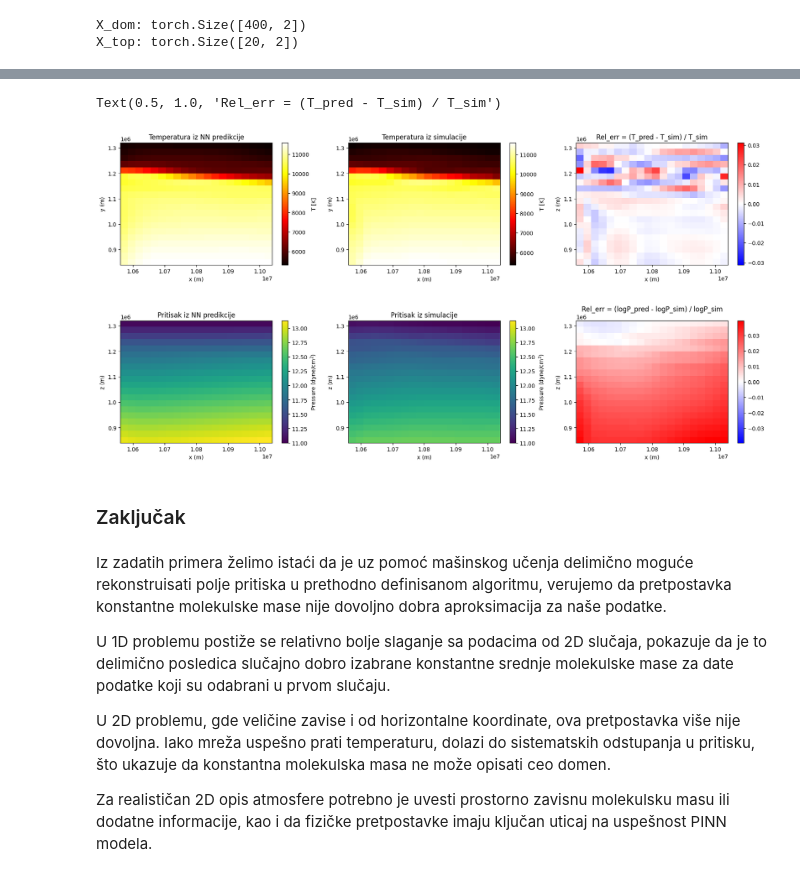
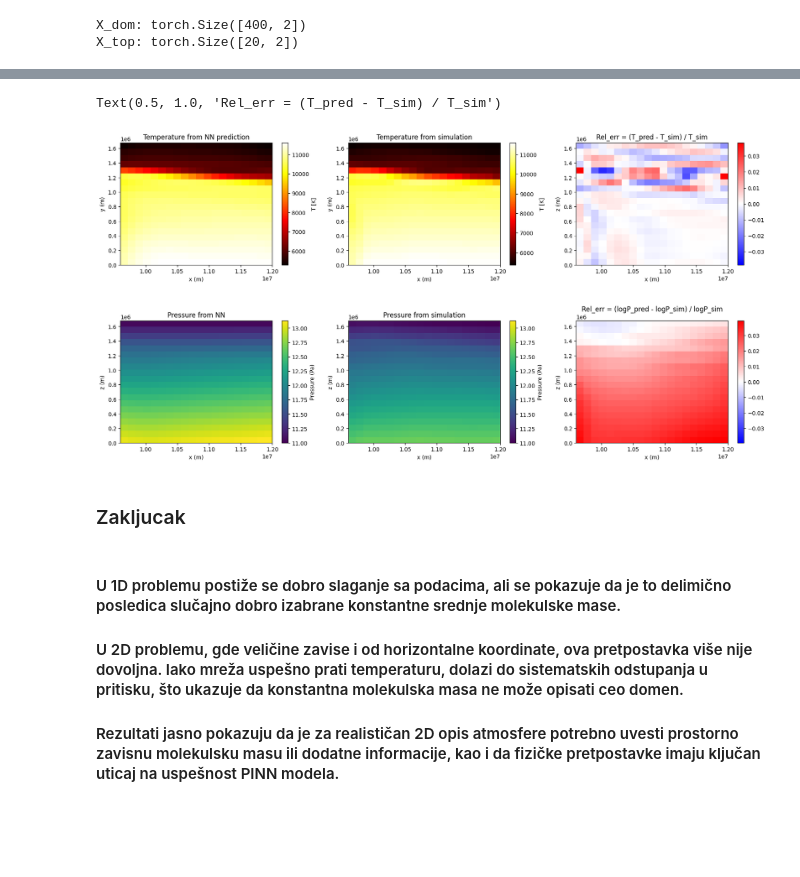
Before and after one commit to davidzivkovic/pinn-mhd-pressure-reconstruction, a Jupyter notebook: pinn-mhd-projekat.ipynb, the cells around one changed output, grey strips where cells are left out. Cells and saved outputs as stored; diff of their text form; code cells hidden in the pictures; blank space fills up the shorter version.

```diff
--- a/pinn-mhd-projekat.ipynb
+++ b/pinn-mhd-projekat.ipynb
@@ -800,25 +788,29 @@ vmax_err = np.max(np.abs(rel_err))
 # %%
-# Grafički prikaz rezultata
-extent = [440*pixel_to_m, 460*pixel_to_m, 35*pixel_to_m, 55*pixel_to_m]  # [x_min, x_max, z_min, z_max]
+T_pred = model(X_dom)[:,1] * T_max
+T_pred = T_pred.detach().numpy().reshape(N_x, N_z) # predikcija mreze
+
+rel_err = (T_pred - T_2D) / T_2D
+
+vmax_err = np.max(np.abs(rel_err))
 
 fig, ax = plt.subplots(1, 3, figsize = (21,4))
 ax[0].imshow(T_pred.transpose(1,0), label = "NN prediction")
 fig.colorbar(ax[0].imshow(T_pred.transpose(1,0), extent=extent, aspect='auto', origin='lower', cmap='hot'), label = "T [K]")
-ax[0].set_title('Temperatura iz NN predikcije')
+ax[0].set_title('Temperature from NN prediction')
 ax[0].set_xlabel('x (m)')
 ax[0].set_ylabel('y (m)')
 
 ax[1].imshow(T_2D.transpose(1,0))
 fig.colorbar(ax[1].imshow(T_2D.transpose(1,0), extent=extent, aspect='auto', origin='lower', cmap='hot'), label = "T [K]")
-ax[1].set_title('Temperatura iz simulacije')
+ax[1].set_title('Temperature from simulation')
 ax[1].set_xlabel('x (m)')
 ax[1].set_ylabel('y (m)')
 
 ax[2].imshow(rel_err.T,vmin=-vmax_err,vmax= vmax_err)
 ax[2].set_xlabel('x (m)')
 ax[2].set_ylabel('z (m)')
 fig.colorbar(ax[2].imshow(rel_err.T, extent=extent, vmin=-vmax_err, vmax= vmax_err, aspect='auto', origin='lower', cmap='bwr'))
 ax[2].set_title('Rel_err = (T_pred - T_sim) / T_sim')
 # %% [output]
 Text(0.5, 1.0, 'Rel_err = (T_pred - T_sim) / T_sim')
-[figure, old version]
+[figure, new version]
@@ -837,17 +817,27 @@ vmax_err = np.max(np.abs(rel_err))
 # %%
-# Grafički prikaz rezultata
+logP_pred_all = model(X_dom)[:,0] + logP_max
+logP_pred_all = logP_pred_all.detach().numpy().reshape(N_x, N_z) # predikcija mreze
+
+vmin = min(np.min(logP_pred_all), np.min(np.log(P_2D)))
+vmax = max(np.max(logP_pred_all), np.max(np.log(P_2D)))
+
+rel_err = (logP_pred_all - np.log(P_2D)) / np.log(P_2D)
+vmax_err = np.max(np.abs(rel_err))
+
+
 fig, ax = plt.subplots(1, 3, figsize=(21,4))
 ax[0].imshow(logP_pred_all.transpose(1,0))
 ax[0].set_xlabel('x (m)')
 ax[0].set_ylabel('z (m)')
-fig.colorbar(ax[0].imshow(logP_pred_all.transpose(1,0), extent=extent,vmin=vmin, vmax=vmax, aspect='auto', origin='lower', cmap='viridis'), label='Pressure (dyne/cm$^2$)')
-ax[0].set_title('Pritisak iz NN predikcije')
+fig.colorbar(ax[0].imshow(logP_pred_all.transpose(1,0), extent=extent,vmin=vmin, vmax=vmax, aspect='auto', origin='lower', cmap='viridis'), label='Pressure (Pa)')
+ax[0].set_title('Pressure from NN')
 
 ax[1].imshow(np.log(P_2D), vmin = vmin, vmax = vmax)
 ax[1].set_xlabel('x (m)')
 ax[1].set_ylabel('z (m)')
-fig.colorbar(ax[1].imshow(np.log(P_2D).transpose(1,0), extent=extent,vmin=vmin, vmax=vmax, aspect='auto', origin='lower', cmap='viridis'), label='Pressure (dyne/cm$^2$)')
-ax[1].set_title('Pritisak iz simulacije')
+fig.colorbar(ax[1].imshow(np.log(P_2D).transpose(1,0), extent=extent,vmin=vmin, vmax=vmax, aspect='auto', origin='lower', cmap='viridis'), label='Pressure (Pa)')
+ax[1].set_title('Pressure from simulation')
+#plt.suptitle('Pressure Comparison: PINN Prediction vs Simulation')
 
 ax[2].imshow(rel_err.T,vmin=-vmax_err,vmax= vmax_err)
 ax[2].set_xlabel('x (m)')
@@ -858,14 +848,12 @@ ax[2].set_title('Rel_err = (logP_pred - logP_sim) / logP_sim')
 
 plt.show()
 # %% [output]
-[figure, old version]
+[figure, new version]
 # %% [markdown]
-### Zaključak
+### Zakljucak
 # %% [markdown]
-Iz zadatih primera želimo istaći da je uz pomoć mašinskog učenja delimično moguće rekonstruisati polje pritiska u prethodno definisanom algoritmu, verujemo da pretpostavka konstantne molekulske mase nije dovoljno dobra aproksimacija za naše podatke.
+#### U 1D problemu postiže se dobro slaganje sa podacima, ali se pokazuje da je to delimično posledica slučajno dobro izabrane konstantne srednje molekulske mase.
 
-U 1D problemu postiže se relativno bolje slaganje sa podacima od 2D slučaja, pokazuje da je to delimično posledica slučajno dobro izabrane konstantne srednje molekulske mase za date podatke koji su odabrani u prvom slučaju.
+#### U 2D problemu, gde veličine zavise i od horizontalne koordinate, ova pretpostavka više nije dovoljna. Iako mreža uspešno prati temperaturu, dolazi do sistematskih odstupanja u pritisku, što ukazuje da konstantna molekulska masa ne može opisati ceo domen.
 
-U 2D problemu, gde veličine zavise i od horizontalne koordinate, ova pretpostavka više nije dovoljna. Iako mreža uspešno prati temperaturu, dolazi do sistematskih odstupanja u pritisku, što ukazuje da konstantna molekulska masa ne može opisati ceo domen.
-
-Za realističan 2D opis atmosfere potrebno je uvesti prostorno zavisnu molekulsku masu ili dodatne informacije, kao i da fizičke pretpostavke imaju ključan uticaj na uspešnost PINN modela.
+#### Rezultati jasno pokazuju da je za realističan 2D opis atmosfere potrebno uvesti prostorno zavisnu molekulsku masu ili dodatne informacije, kao i da fizičke pretpostavke imaju ključan uticaj na uspešnost PINN modela.
```
Also changed, not shown: parts of 40 cells of this notebook, 4 other files.
